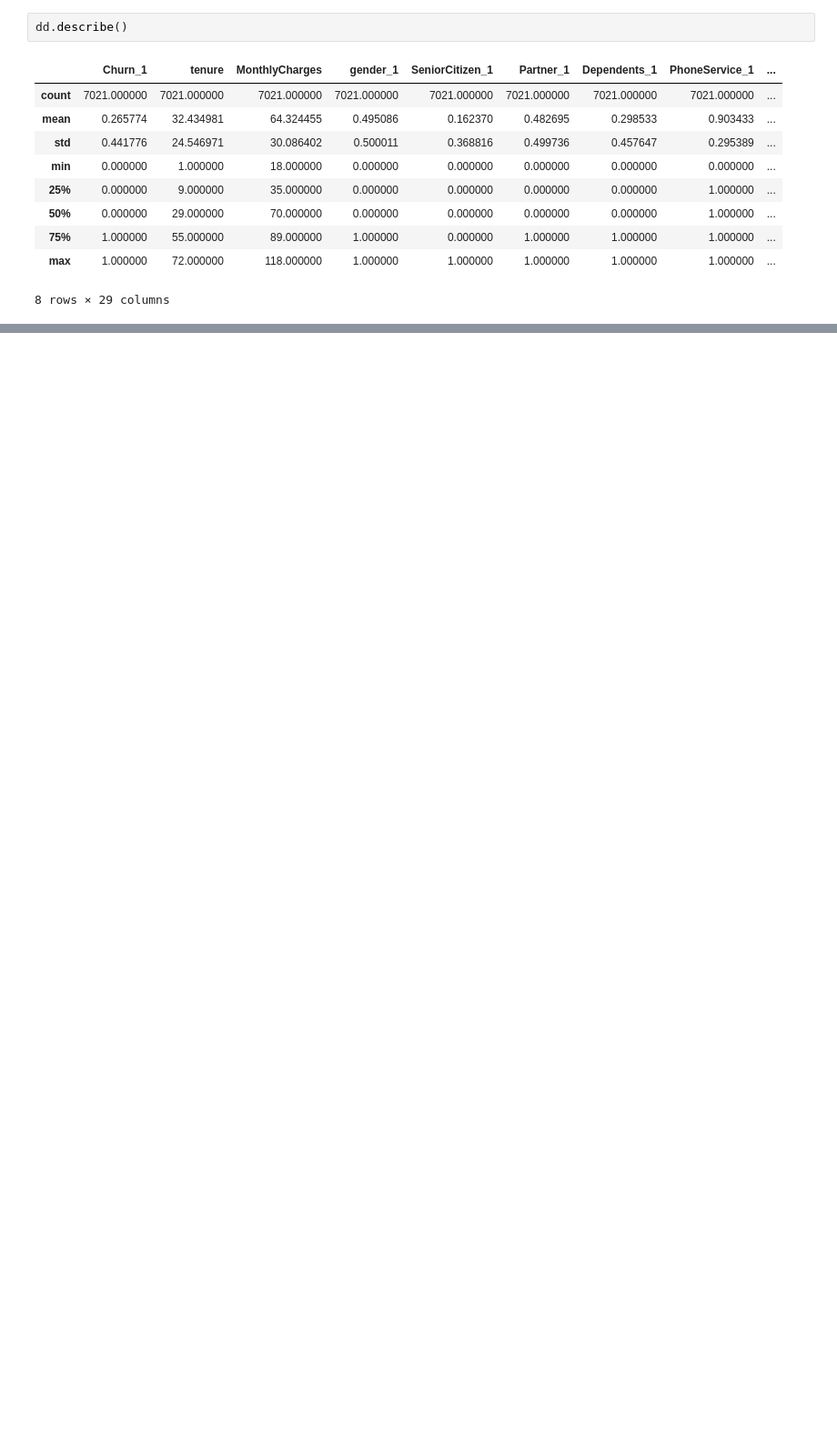
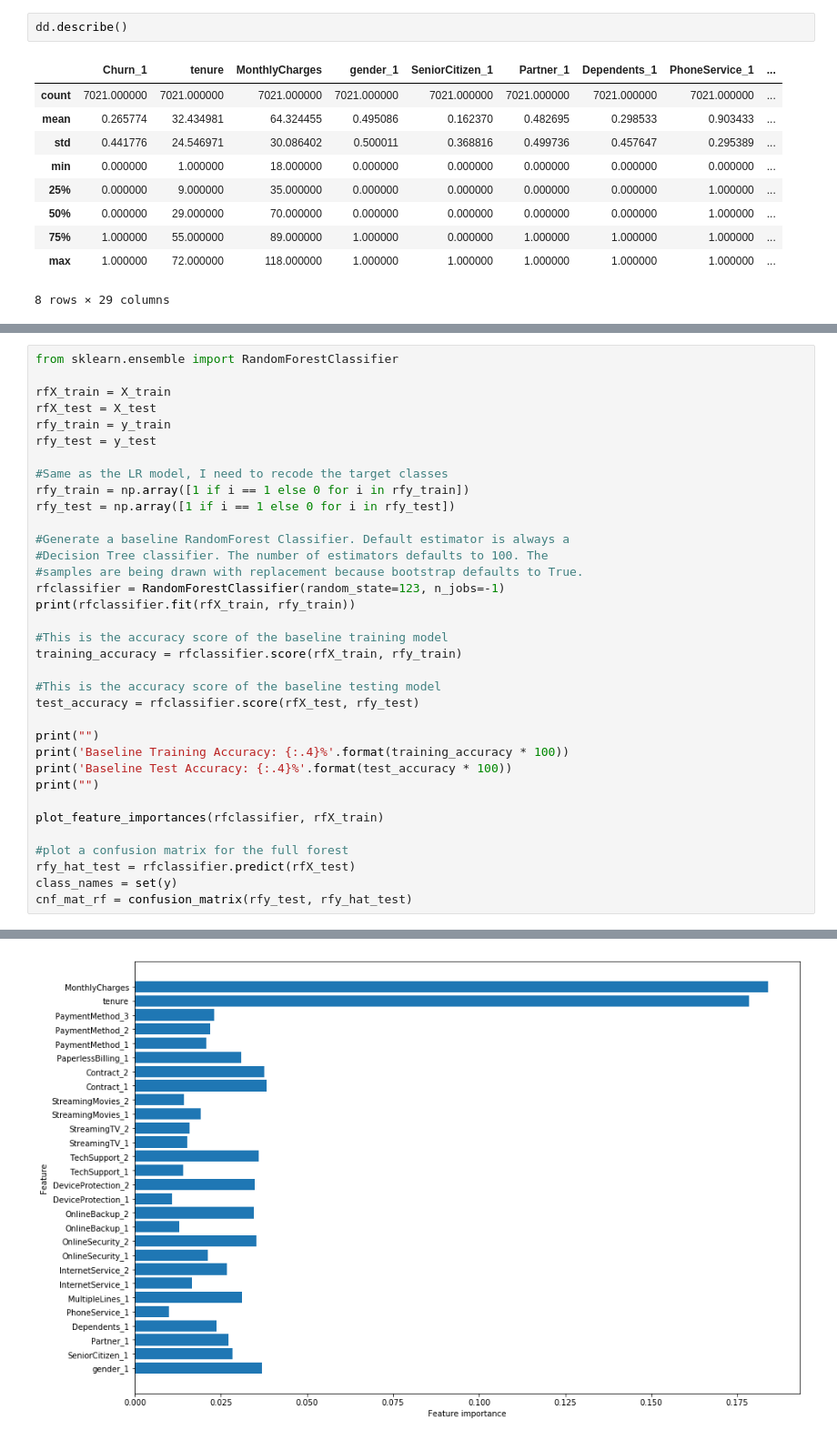
Before and after one commit to zachzazueta/telecom_churn_project, a Jupyter notebook: Notebook 1 - Cleaning and EDA.ipynb, the cells around one changed output, grey strips where cells are left out. Shown at 91% size. Cells and saved outputs as stored; diff of their text form; blank space fills up the shorter version.

```diff
--- a/Notebook 1 - Cleaning and EDA.ipynb
+++ b/Notebook 1 - Cleaning and EDA.ipynb
@@ -384,0 +524,36 @@ Test the push again
+# %%
+from sklearn.ensemble import RandomForestClassifier
+
+rfX_train = X_train
+rfX_test = X_test
+rfy_train = y_train
+rfy_test = y_test
+
+#Same as the LR model, I need to recode the target classes
+rfy_train = np.array([1 if i == 1 else 0 for i in rfy_train])
+rfy_test = np.array([1 if i == 1 else 0 for i in rfy_test])
+
+#Generate a baseline RandomForest Classifier. Default estimator is always a
+#Decision Tree classifier. The number of estimators defaults to 100. The
+#samples are being drawn with replacement because bootstrap defaults to True.
+rfclassifier = RandomForestClassifier(random_state=123, n_jobs=-1)
+print(rfclassifier.fit(rfX_train, rfy_train))
+
+#This is the accuracy score of the baseline training model
+training_accuracy = rfclassifier.score(rfX_train, rfy_train)
+
+#This is the accuracy score of the baseline testing model
+test_accuracy = rfclassifier.score(rfX_test, rfy_test)
+
+print("")
+print('Baseline Training Accuracy: {:.4}%'.format(training_accuracy * 100))
+print('Baseline Test Accuracy: {:.4}%'.format(test_accuracy * 100))
+print("")
+
+plot_feature_importances(rfclassifier, rfX_train)
+
+#plot a confusion matrix for the full forest
+rfy_hat_test = rfclassifier.predict(rfX_test)
+class_names = set(y)
+cnf_mat_rf = confusion_matrix(rfy_test, rfy_hat_test)
+# %% [output]
@@ -384,0 +569 @@ Test the push again
+[figure, added]
```
Also changed, not shown: parts of 17 cells of this notebook.
